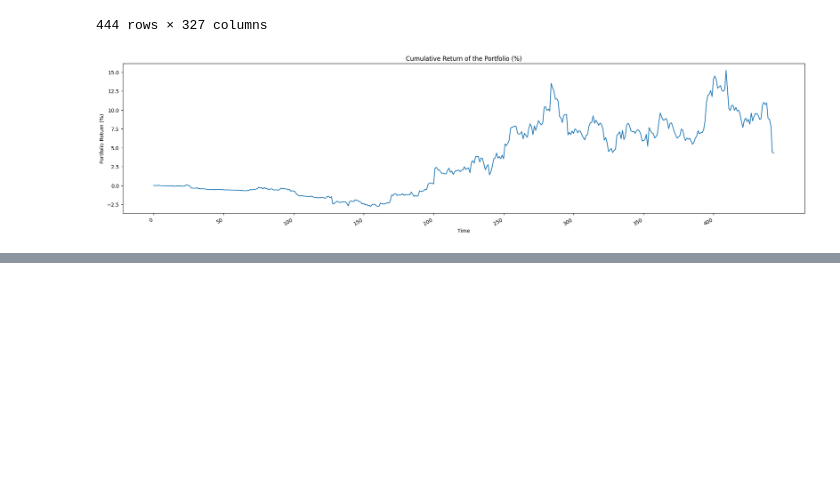
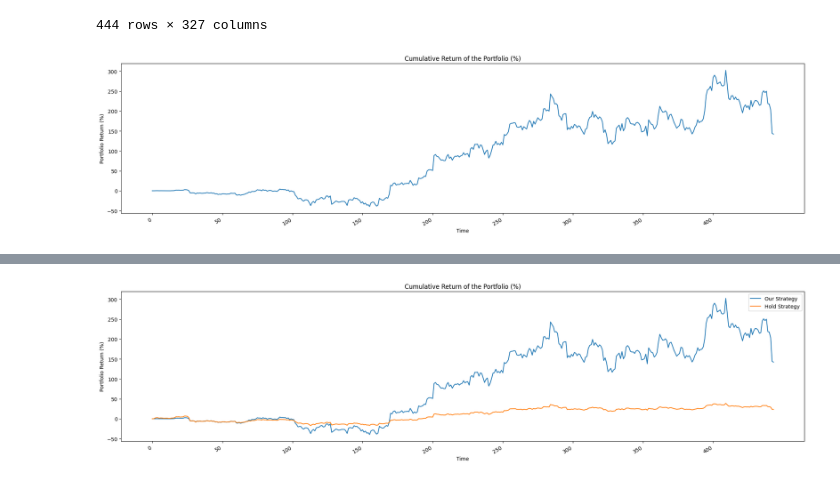
Before and after one commit to pixcelo/learning-model, a Jupyter notebook: backtest.ipynb, the cells around one changed output, grey strips where cells are left out. Drawn from its saved outputs; the diff is of its cells as text; code cells hidden in the pictures; blank space fills up the shorter version.

Commit message:
mod compare hold return

```diff
--- a/backtest.ipynb
+++ b/backtest.ipynb
@@ -291,26 +291,55 @@ if __name__ == "__main__":
     # Make sure that the timestamp is a datetime object
     timestamps = pd.to_datetime(test_data.index)
 
+    # Initialize variables
+    position = 0  # -1 for short, 0 for no position, 1 for long
+
     for i, prediction in enumerate(y_pred):
-        if prediction == 1:  # Buy
+
+        if prediction == 1:  # Buy (go long)
+            if position == -1:
+                # We're currently short, so we need to cover our short position
+                # Sell short position
+                shares_sold = -lot  # we're closing a short position, so "sell" negative shares
+                cash_gained = shares_sold * prices[i]
+                fee = cash_gained * fee_rate
+                cash = cash + cash_gained - fee
+                shares -= shares_sold
+                trading_log.append((timestamps[i], "COVER SHORT", shares_sold, prices[i], fee))
+
+            # Now go long
             shares_bought = lot
             cost = prices[i] * shares_bought
             fee = cost * fee_rate
             cash = cash - cost - fee
             shares += shares_bought
             trading_log.append((timestamps[i], "BUY", shares_bought, prices[i], fee))
+            position = 1
 
-        elif prediction == 2:  # Sell
-            shares_sold = lot
+        elif prediction == 2:  # Sell (go short)
+            if position == 1:
+                # We're currently long, so we need to sell our position
+                # Sell long position
+                shares_sold = lot
+                cash_gained = shares_sold * prices[i]
+                fee = cash_gained * fee_rate
+                cash = cash + cash_gained - fee
+                shares -= shares_sold
+                trading_log.append((timestamps[i], "SELL", shares_sold, prices[i], fee))
+
+            # Now go short
+            shares_sold = -lot  # we're opening a short position, so "sell" negative shares
             cash_gained = shares_sold * prices[i]
             fee = cash_gained * fee_rate
             cash = cash + cash_gained - fee
             shares -= shares_sold
-            trading_log.append((timestamps[i], "SELL", shares_sold, prices[i], fee))
+            trading_log.append((timestamps[i], "SHORT", shares_sold, prices[i], fee))
+            position = -1
 
-        # Add the current portfolio value to the list
+        # Regardless of the prediction, add the current portfolio value to the list
         portfolio_value = cash + shares * prices[i]
         portfolio_values.append(portfolio_value)
+
 
     # Calculate cumulative return as a percentage of the initial investment
     portfolio_returns = [((value - initial_cash) / initial_cash) * 100 for value in portfolio_values]
@@ -319,31 +348,68 @@ if __name__ == "__main__":
     plt.figure(figsize=(24,6))
     plt.plot(test_data.index, portfolio_returns)
     plt.xticks(range(0, len(test_data.index), 50))
     plt.title('Cumulative Return of the Portfolio (%)')
     plt.xlabel('Time')
     plt.ylabel('Portfolio Return (%)')
     plt.gcf().autofmt_xdate()  # auto-rotate the x labels for better viewing
     plt.show()
 
     # Cumulative return amount
     cumulative_return_value = portfolio_values[-1] - initial_cash
     print(f'Cumulative return amount: {cumulative_return_value}')
 
     # Asset growth rate (percentage)
     asset_growth_rate = (portfolio_values[-1] / initial_cash - 1) * 100
     print(f'Asset growth rate: {asset_growth_rate}%')
+
+
+    # All hold return
+    # Compute the holding strategy
+    hold_shares = initial_cash / prices[0]  # Buy as much as we can at the first price
+    hold_portfolio_values = hold_shares * prices  # Value of portfolio if we just held
+
+    # Calculate cumulative return as a percentage of the initial investment
+    hold_portfolio_returns = [((value - initial_cash) / initial_cash) * 100 for value in hold_portfolio_values]
+
+    # Plot the cumulative returns
+    plt.figure(figsize=(24,6))
+    plt.plot(test_data.index, portfolio_returns, label='Our Strategy')
+    plt.plot(test_data.index, hold_portfolio_returns, label='Hold Strategy')
+    plt.xticks(range(0, len(test_data.index), 50))
+    plt.title('Cumulative Return of the Portfolio (%)')
+    plt.xlabel('Time')
+    plt.ylabel('Portfolio Return (%)')
+    plt.legend()
+    plt.gcf().autofmt_xdate()  # auto-rotate the x labels for better viewing
+    plt.show()
+
+    # Cumulative return amount
+    cumulative_return_value = portfolio_values[-1] - initial_cash
+    print(f'Our strategy cumulative return amount: {cumulative_return_value}')
+
+    # Asset growth rate (percentage)
+    asset_growth_rate = (portfolio_values[-1] / initial_cash - 1) * 100
+    print(f'Our strategy asset growth rate: {asset_growth_rate}%')
+
+    # Cumulative return amount for hold strategy
+    hold_cumulative_return_value = hold_portfolio_values[-1] - initial_cash
+    print(f'Hold strategy cumulative return amount: {hold_cumulative_return_value}')
+
+    # Asset growth rate (percentage) for hold strategy
+    hold_asset_growth_rate = (hold_portfolio_values[-1] / initial_cash - 1) * 100
+    print(f'Hold strategy asset growth rate: {hold_asset_growth_rate}%')
 # %% [output]
 |  | 1m_timestamp | 1m_open | 1m_high | 1m_low | 1m_close | 1m_volume | 1m_RSI_ST | 1m_RSI_LOG | 1m_MACD | ... |
 | 0 | 1627755600000 | 41306.41 | 41350.00 | 41306.41 | 41335.68 | 0.002180 | 0.001666 | 4.232088 | 31.000378 | ... |
 | 1 | 1627755720000 | 41344.84 | 41384.23 | 41344.84 | 41384.23 | 0.145714 | 0.001771 | 4.294400 | 38.847941 | ... |
 | 2 | 1627755780000 | 41384.23 | 41384.23 | 41377.79 | 41377.81 | 0.001080 | 0.001736 | 4.274355 | 44.041468 | ... |
 | 3 | 1627755840000 | 41377.81 | 41416.00 | 41377.81 | 41407.93 | 0.051798 | 0.001797 | 4.309464 | 50.011308 | ... |
 | 4 | 1627755900000 | 41407.93 | 41407.93 | 41388.26 | 41389.59 | 0.001933 | 0.001696 | 4.251423 | 52.655585 | ... |
 | ... | ... | ... | ... | ... | ... | ... | ... | ... | ... | ... |
 | 439 | 1627782120000 | 41738.84 | 41742.53 | 41729.53 | 41729.53 | 0.002922 | 0.001149 | 3.869792 | -8.267611 | ... |
 | 440 | 1627782180000 | 41729.53 | 41757.17 | 41729.53 | 41749.99 | 0.003104 | 0.001217 | 3.927685 | -6.509114 | ... |
 | 441 | 1627782240000 | 41749.99 | 41756.14 | 41748.64 | 41748.64 | 0.000781 | 0.001212 | 3.923794 | -5.164888 | ... |
 | 442 | 1627782300000 | 41748.64 | 41771.57 | 41747.63 | 41771.57 | 0.006708 | 0.001290 | 3.986558 | -2.223687 | ... |
 | 443 | 1627782360000 | 41771.57 | 41772.72 | 41755.89 | 41761.45 | 0.001042 | 0.001251 | 3.955519 | -0.701279 | ... |
 444 rows × 327 columns
-[figure, old version]
+[figure, new version]
@@ -351,0 +418 @@ Asset growth rate: 4.29593543450002%
+[figure, added]
```
Also changed, not shown: parts of 1 cell of this notebook.
